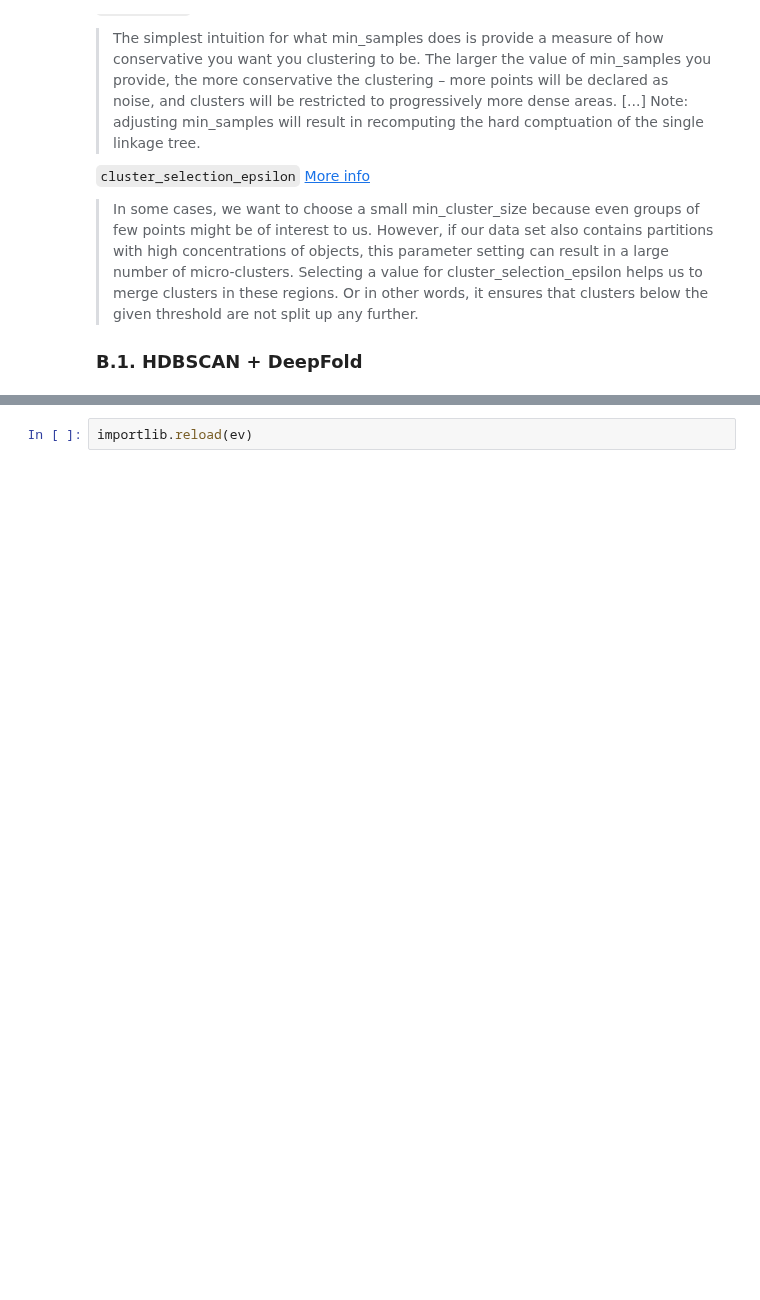
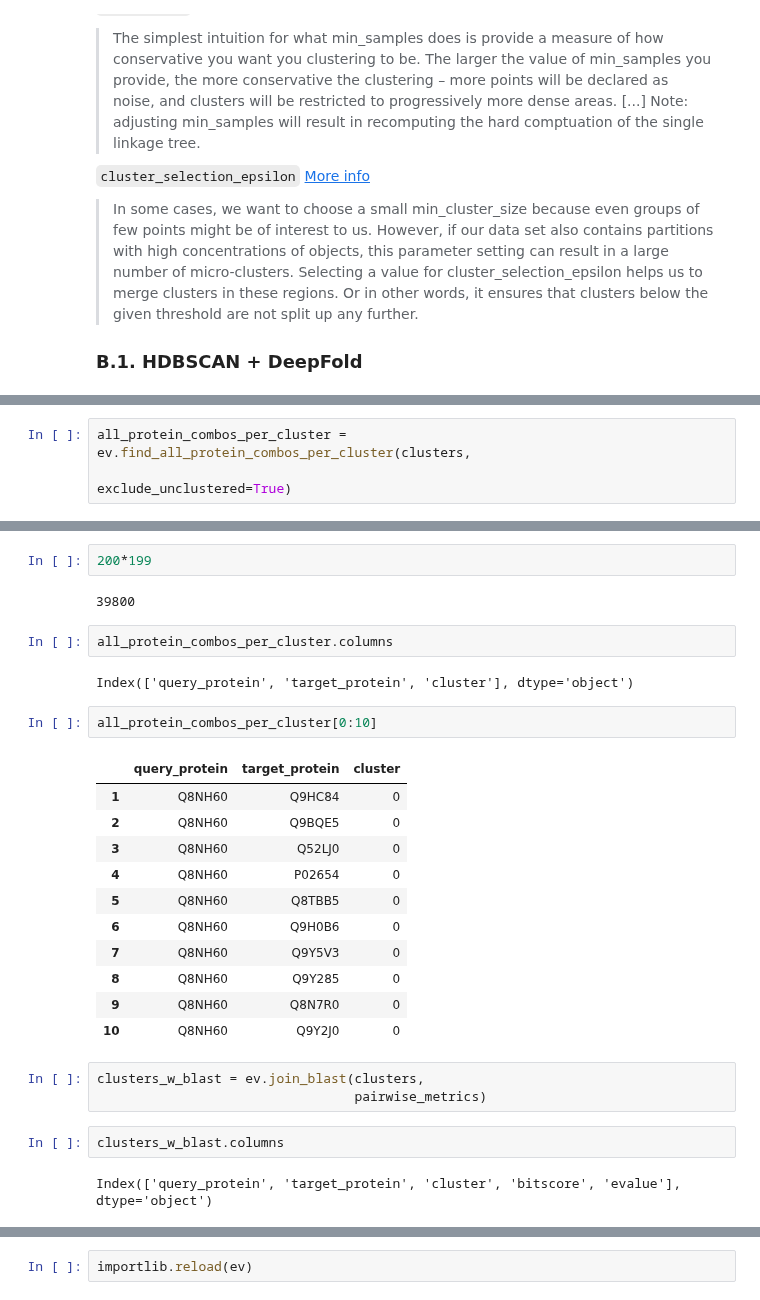
Before and after one commit to dptrsa-300/pss, a Jupyter notebook: Models.ipynb, the cells around one changed output, grey strips where cells are left out. Saved outputs shown, nothing was run; the diff lists cells and outputs as text; blank space fills up the shorter version.

```diff
--- a/Models.ipynb
+++ b/Models.ipynb
@@ -314,0 +413,3 @@ tree.
+# %%
+all_protein_combos_per_cluster = ev.find_all_protein_combos_per_cluster(clusters,
+                                                                        exclude_unclustered=True)
@@ -314,0 +425,29 @@ tree.
+# %%
+200*199
+# %% [output]
+39800
+# %%
+all_protein_combos_per_cluster.columns
+# %% [output]
+Index(['query_protein', 'target_protein', 'cluster'], dtype='object')
+# %%
+all_protein_combos_per_cluster[0:10]
+# %% [output]
+|  | query_protein | target_protein | cluster |
+| 1 | Q8NH60 | Q9HC84 | 0 |
+| 2 | Q8NH60 | Q9BQE5 | 0 |
+| 3 | Q8NH60 | Q52LJ0 | 0 |
+| 4 | Q8NH60 | P02654 | 0 |
+| 5 | Q8NH60 | Q8TBB5 | 0 |
+| 6 | Q8NH60 | Q9H0B6 | 0 |
+| 7 | Q8NH60 | Q9Y5V3 | 0 |
+| 8 | Q8NH60 | Q9Y285 | 0 |
+| 9 | Q8NH60 | Q8N7R0 | 0 |
+| 10 | Q8NH60 | Q9Y2J0 | 0 |
+# %%
+clusters_w_blast = ev.join_blast(clusters,
+                                 pairwise_metrics)
+# %%
+clusters_w_blast.columns
+# %% [output]
+Index(['query_protein', 'target_protein', 'cluster', 'bitscore', 'evalue'], dtype='object')
```
Also changed, not shown: parts of 37 cells of this notebook, 2 other files.
